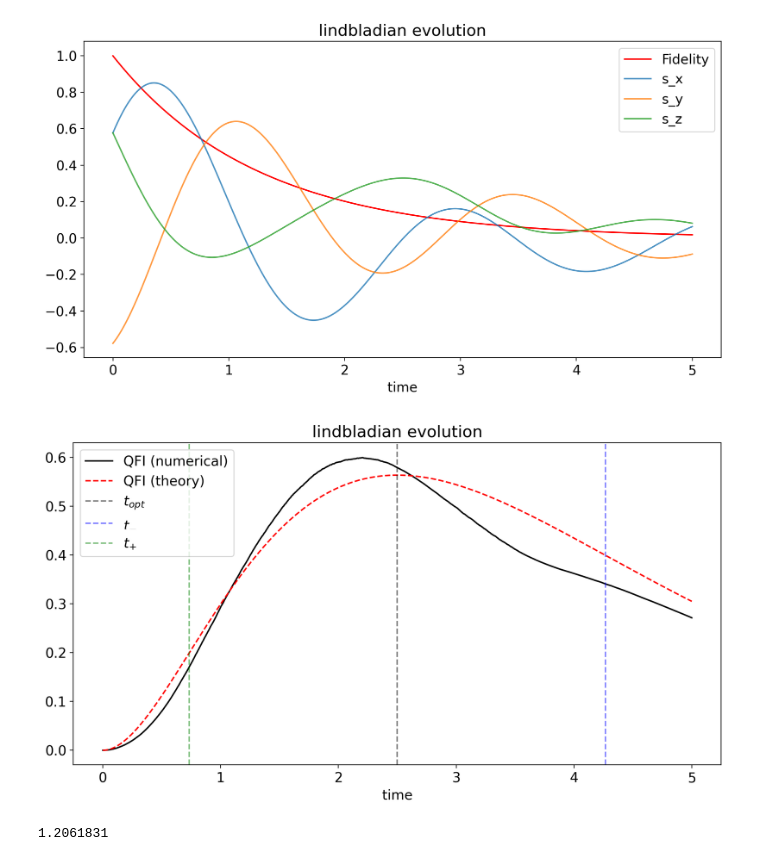
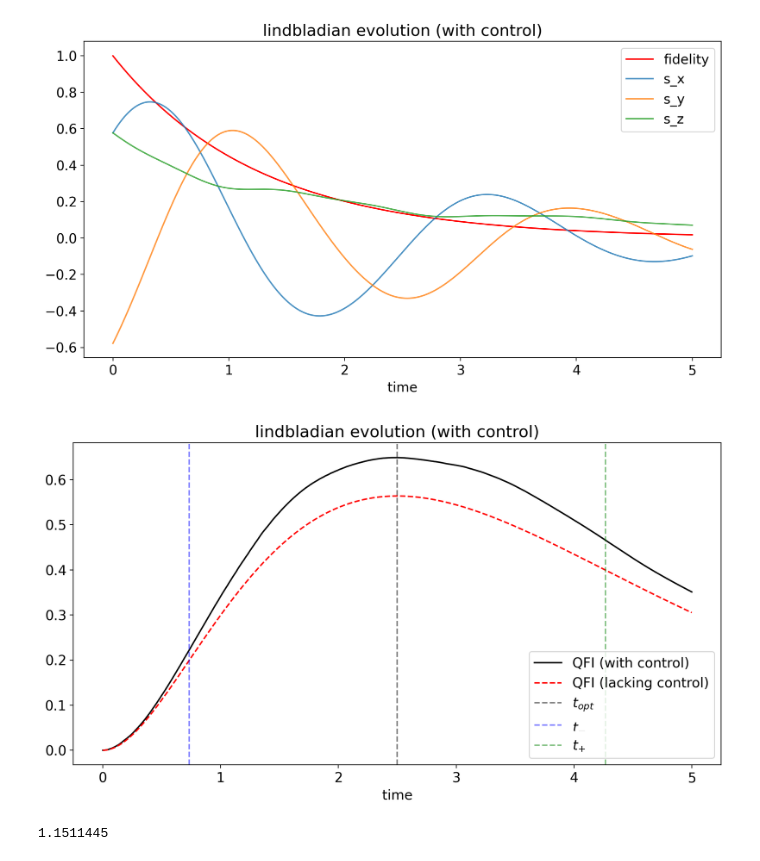
Before and after one commit to vincentvanduong/boucle, a Jupyter notebook: src/notebook1.ipynb, the cells around one changed output. Drawn from its saved outputs; the diff is of its cells as text; code cells hidden in the pictures.

```diff
--- a/src/notebook1.ipynb
+++ b/src/notebook1.ipynb
@@ -65,7 +65,7 @@ rho0 = 0.5 * (jnp.eye(2) + jnp.einsum('a, aij -> ij', s, pauli))
 rho0_coords = matrix2coords(rho0, basis)
 
 # Set-up simulation
-times = jnp.linspace(0, 1/(2*gamma), 1001)
+times = jnp.linspace(0, 5, 501)
 rhos0 = [rho0_coords]
 D_rhos0 = [jnp.zeros((4))]
 information0 = [0]
@@ -78,7 +78,10 @@ for idx in range(1, len(times)):
     dt = times[idx] - times[idx-1]
 
     # Time evolution
-    field_ = 0.5*jnp.asarray([jnp.cos(1*t), jnp.cos(0.1*t), 1-jnp.exp(-0.1*t)]) # Protocol
+    #field_ = jnp.asarray([jnp.sin(5*t)**2, 1, 0]) # Protocol0
+    #field_ = 0.5*jnp.asarray([jnp.cos(5*t), jnp.cos(0.1*t), 0]) # Protocol1
+    #field_ = 0.5*jnp.asarray([jnp.cos(1*t), jnp.cos(0.1*t), 1-jnp.exp(-0.1*t)]) # Protocol2
+    field_ = 0.1*jnp.asarray([jnp.cos(5*t), jnp.cos(1*t), 1-jnp.exp(-1*t)]) # Protocol3
     hamiltonian_control = jnp.einsum('a, aij -> ij', field_, pauli)
     hamiltonian0_ = hamiltonian0 + hamiltonian_control
     lindbladian0 = lindbladian_coords(hamiltonian0_, kraus, basis)
@@ -126,7 +129,7 @@ bloch_sphere = [jnp.einsum('aij, ji -> a', pauli, rho) for rho in rhos]
 
 # Plot data
 plt.figure(figsize=(12,6))
-plt.plot(times, 2*jnp.asarray(purity) - 1, color="r", alpha=1, label='Fidelity', zorder=1)
+plt.plot(times, 2*jnp.asarray(purity) - 1, color="r", alpha=1, label='fidelity', zorder=1)
 
 
 plt.plot(times, jnp.real(jnp.asarray(bloch_sphere)[:,0]), alpha=0.8, label='s_x', zorder=1)
@@ -134,40 +137,40 @@ plt.plot(times, jnp.real(jnp.asarray(bloch_sphere)[:,1]), alpha=0.8, label='s_y'
 plt.plot(times, jnp.real(jnp.asarray(bloch_sphere)[:,2]), alpha=0.8, label='s_z', zorder=1)
 
 plt.xlabel('time')
-plt.title('lindbladian evolution')
+plt.title('lindbladian evolution (with control)')
 plt.legend()
 plt.show()
 # %% [output]
-[figure, old version]
+[figure, new version]
 # %%
 # Plot data
 plt.figure(figsize=(12,6))
-plt.plot(times, jnp.asarray(information0)/4, color="black", alpha=1, label='QFI (numerical)', zorder=1)
+plt.plot(times, jnp.asarray(information0)/4, color="black", alpha=1, label='QFI (with control)', zorder=1)
 
 #Theoretical values
 information_theoretical = 4*jnp.abs(rho0[0,1])**2 * times**2 * jnp.exp(-8*gamma*times)
-plt.plot(times, information_theoretical, color="red", linestyle='dashed', alpha=1, label='QFI (theory)', zorder=1)
+plt.plot(times, information_theoretical, color="red", linestyle='dashed', alpha=1, label='QFI (lacking control)', zorder=1)
 
 information_max = jnp.max(information_theoretical)
 information0_max, t_opt0 = jnp.max(jnp.asarray(information0))/4, times[jnp.argmax(jnp.asarray(information0))]
 
 #calculate important times
 t_opt = 1/(4*gamma)
-t_minus = (2+jnp.sqrt(2))/(8*gamma)
-t_plus = (2-jnp.sqrt(2))/(8*gamma)
+t_plus = (2+jnp.sqrt(2))/(8*gamma)
+t_minus = (2-jnp.sqrt(2))/(8*gamma)
 
 plt.axvline(x=t_opt, color='black', linestyle='dashed', alpha=0.5, label='$t_{opt}$')
 plt.axvline(x=t_minus, color='blue', linestyle='dashed', alpha=0.5, label='$t_{-}$')
 plt.axvline(x=t_plus, color='green', linestyle='dashed', alpha=0.5, label='$t_{+}$')
 
 plt.xlabel('time')
-plt.title('lindbladian evolution')
+plt.title('lindbladian evolution (with control)')
 plt.legend()
 plt.show()
 # %% [output]
-[figure, old version]
+[figure, new version]
 # %%
-gain = (information0_max / information_max) * (t_opt / t_opt0)
+gain = (information0_max / information_max)
 print(gain)
 # %% [output]
-1.2061831
+1.1511445
```
Also changed, not shown: 7 other files.
